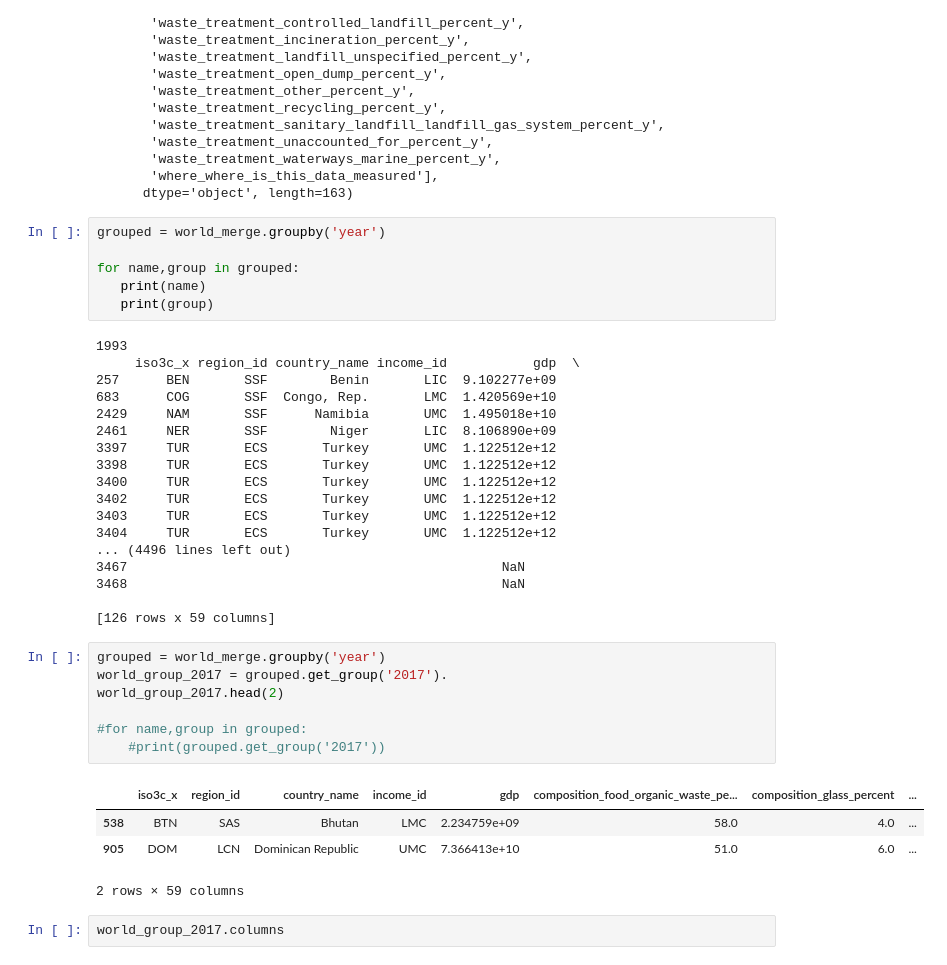
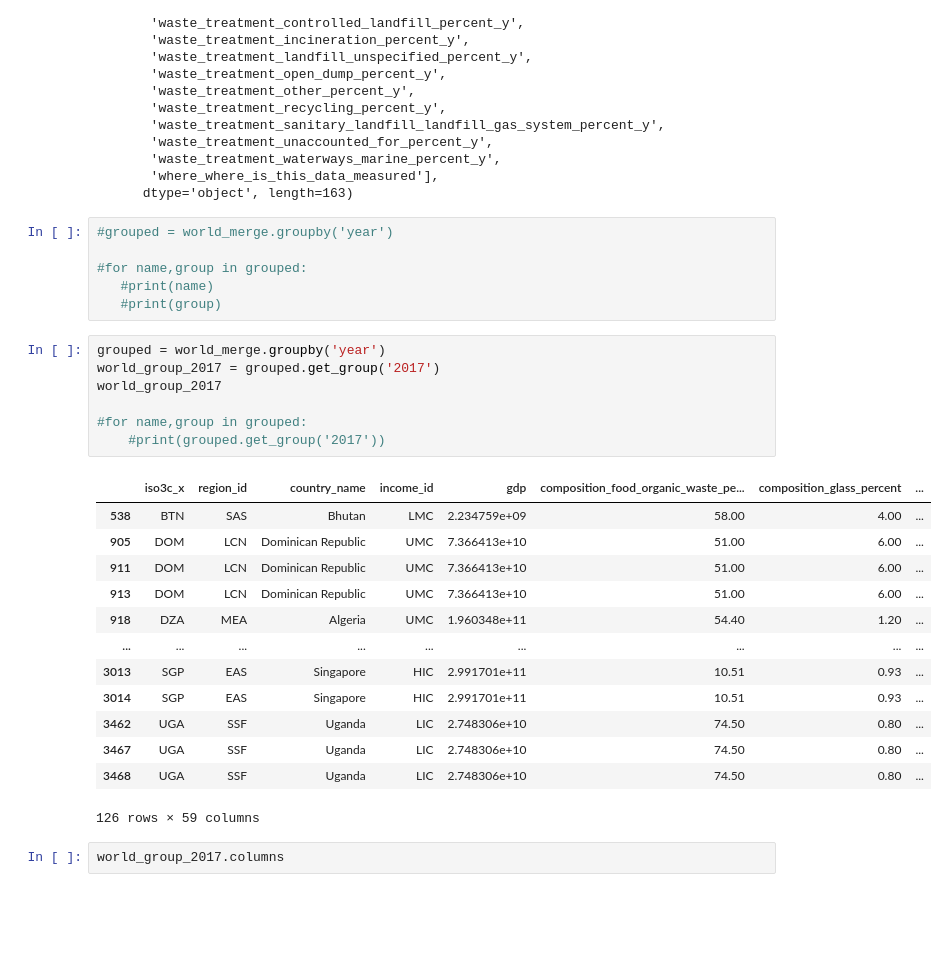
Before and after one commit to ShilpaMuralidhar/WasteManagement, a Jupyter notebook: Data_Science/Data cleaning.ipynb, the cells around one changed output. Cells and saved outputs as stored; diff of their text form; blank space fills up the shorter version.

```diff
--- a/Data_Science/Data cleaning.ipynb
+++ b/Data_Science/Data cleaning.ipynb
@@ -160,41 +160,32 @@ Index(['iso3c_x', 'region_id_x', 'country_name', 'income_id_x', 'city_name',
        'where_where_is_this_data_measured'],
       dtype='object', length=163)
 # %%
-grouped = world_merge.groupby('year')
+#grouped = world_merge.groupby('year')
 
-for name,group in grouped:
-   print(name)
-   print(group)
+#for name,group in grouped:
+   #print(name)
+   #print(group)
-# %% [output]
-1993
-     iso3c_x region_id country_name income_id           gdp  \
-257      BEN       SSF        Benin       LIC  9.102277e+09
-683      COG       SSF  Congo, Rep.       LMC  1.420569e+10
-2429     NAM       SSF      Namibia       UMC  1.495018e+10
-2461     NER       SSF        Niger       LIC  8.106890e+09
-3397     TUR       ECS       Turkey       UMC  1.122512e+12
-3398     TUR       ECS       Turkey       UMC  1.122512e+12
-3400     TUR       ECS       Turkey       UMC  1.122512e+12
-3402     TUR       ECS       Turkey       UMC  1.122512e+12
-3403     TUR       ECS       Turkey       UMC  1.122512e+12
-3404     TUR       ECS       Turkey       UMC  1.122512e+12
-... (4496 lines left out)
-3467                                                NaN
-3468                                                NaN
-
-[126 rows x 59 columns]
 # %%
 grouped = world_merge.groupby('year')
-world_group_2017 = grouped.get_group('2017').
-world_group_2017.head(2)
+world_group_2017 = grouped.get_group('2017')
+world_group_2017
 
 #for name,group in grouped:
     #print(grouped.get_group('2017'))
 # %% [output]
 |  | iso3c_x | region_id | country_name | income_id | gdp | composition_food_organic_waste_pe... | composition_glass_percent | ... |
-| 538 | BTN | SAS | Bhutan | LMC | 2.234759e+09 | 58.0 | 4.0 | ... |
-| 905 | DOM | LCN | Dominican Republic | UMC | 7.366413e+10 | 51.0 | 6.0 | ... |
+| 538 | BTN | SAS | Bhutan | LMC | 2.234759e+09 | 58.00 | 4.00 | ... |
+| 905 | DOM | LCN | Dominican Republic | UMC | 7.366413e+10 | 51.00 | 6.00 | ... |
+| 911 | DOM | LCN | Dominican Republic | UMC | 7.366413e+10 | 51.00 | 6.00 | ... |
+| 913 | DOM | LCN | Dominican Republic | UMC | 7.366413e+10 | 51.00 | 6.00 | ... |
+| 918 | DZA | MEA | Algeria | UMC | 1.960348e+11 | 54.40 | 1.20 | ... |
+| ... | ... | ... | ... | ... | ... | ... | ... | ... |
+| 3013 | SGP | EAS | Singapore | HIC | 2.991701e+11 | 10.51 | 0.93 | ... |
+| 3014 | SGP | EAS | Singapore | HIC | 2.991701e+11 | 10.51 | 0.93 | ... |
+| 3462 | UGA | SSF | Uganda | LIC | 2.748306e+10 | 74.50 | 0.80 | ... |
+| 3467 | UGA | SSF | Uganda | LIC | 2.748306e+10 | 74.50 | 0.80 | ... |
+| 3468 | UGA | SSF | Uganda | LIC | 2.748306e+10 | 74.50 | 0.80 | ... |
-2 rows × 59 columns
+126 rows × 59 columns
 # %%
 world_group_2017.columns
 # %% [output]
```
